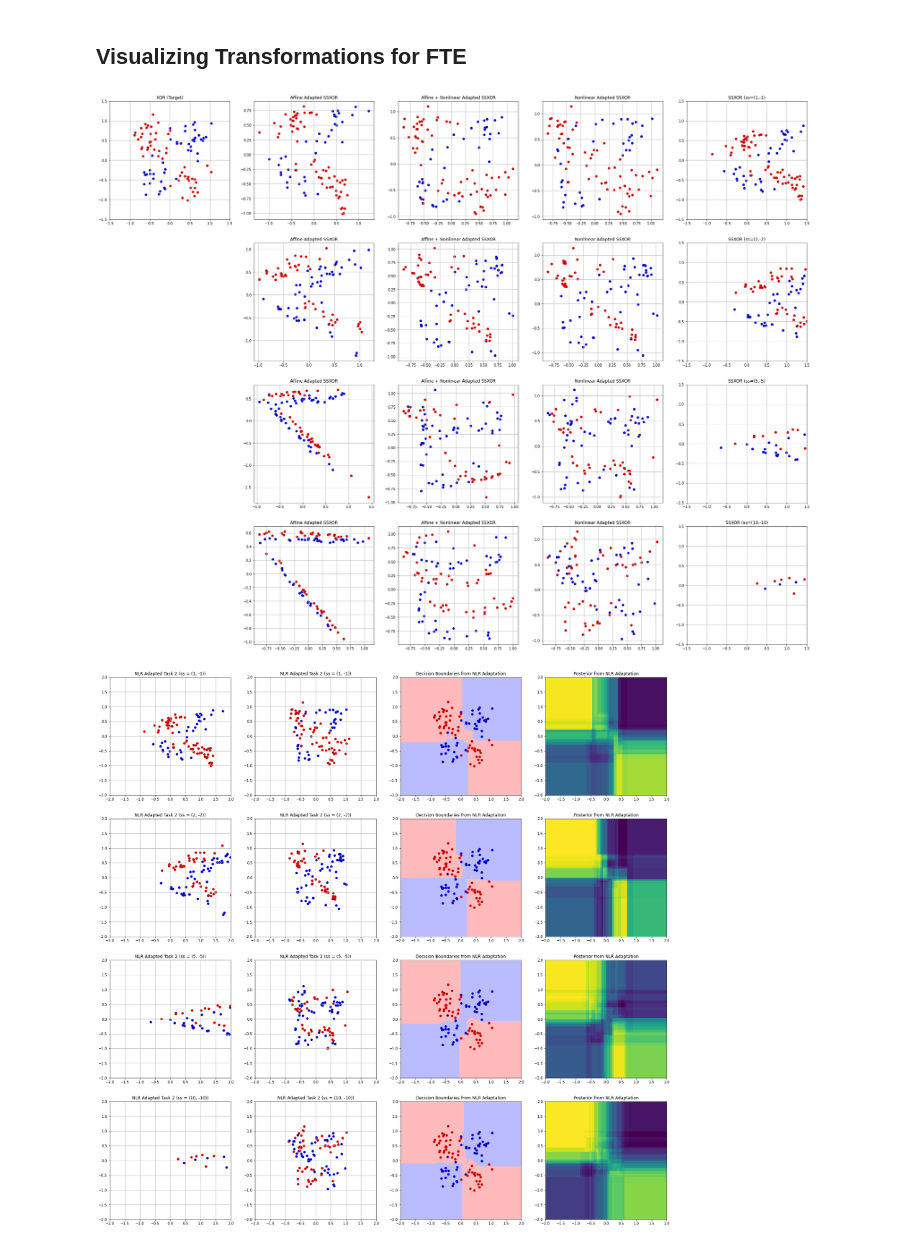
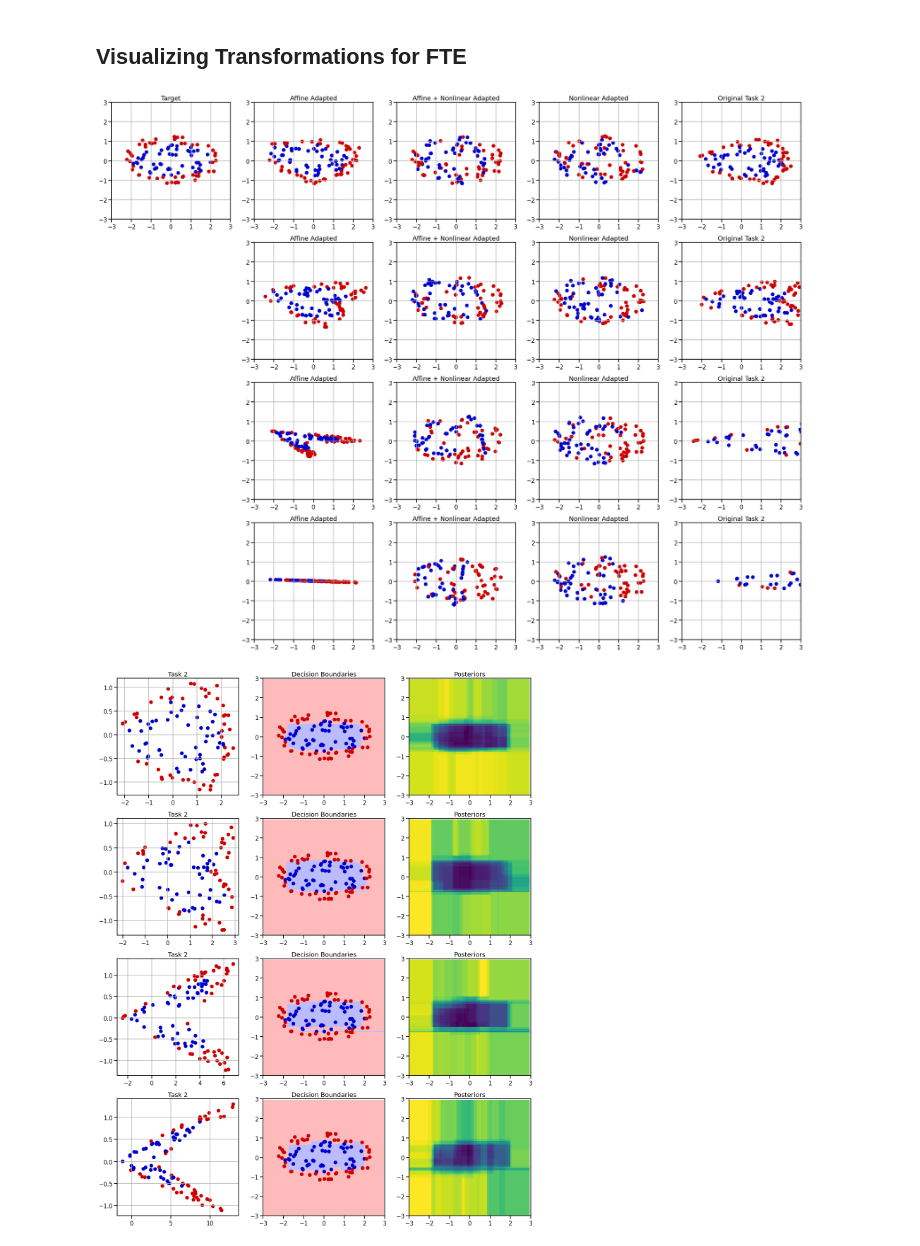
Before and after one commit to ykobaya9/ndd-links, a Jupyter notebook: affine_exp.ipynb, the cells around one changed output. Drawn from its saved outputs; the diff is of its cells as text; code cells hidden in the pictures.

```diff
--- a/affine_exp.ipynb
+++ b/affine_exp.ipynb
@@ -822,19 +911,27 @@ X = [];
 y = [];
 
 S = [1, 2, 5, 10];
+#S = [np.pi/6, np.pi/4, np.pi/3, np.pi/2]
+#S = [0.1, 0.2, 0.5, 1];
 
 for i in S:
-    D,c = generate_gaussian_parity(100);
+    #D,c = generate_gaussian_parity(100);
+    D,c = generate_rand_ellipse(100)
     D,c = double_shearX(D,c, ss=(i,-i));
+    #D,c = shear_by_class(D,c, ss=(i,-i));
+    #D,c = rotate_by_class(D,c, tt=(0,i));
+    #D,c = rotate_by_class(D,c, tt=(i,-i));
+    #D,c = add_noise(D,c, sigma=i);
 
     X.append(D);
     y.append(c);
 
 #Original XOR
-U,v = generate_gaussian_parity(100);
+#U,v = generate_gaussian_parity(100);
+U,v = generate_rand_ellipse(100)
 # %%
 #Plot Transformation
-l = 1.5;
+l = 3;
 w = 5;
 n = len(S)
 plt.figure(figsize=(w*7, n*7))
@@ -844,36 +941,37 @@ cap = 200
 plt.subplot(n,w,1);
 plt.scatter(U[:,0], U[:,1], c=v, cmap=cmap_bold);
 plt.xlim([-l,l]); plt.ylim([-l,l]);
-plt.grid(); plt.title('XOR (Target)');
+plt.grid(); plt.title('Target');
 
 for i in range(n):
     #Task 2 Distribution
     x = X[i];
     a = cpd_reg(x, U, max_iter=cap)
-    b = nlr_reg(x, U, max_iter=cap, tolerance=1e-8, alpha=0.001)
-    c = nlr_reg(a, U, max_iter=cap, tolerance=1e-8, alpha=0.001)
+    b = nlr_reg(x, U, max_iter=cap, tolerance=1e-8, alpha=0.001, beta=1)
+    c = nlr_reg(a, U, max_iter=cap, tolerance=1e-8, alpha=0.001, beta=1)
 
     plt.subplot(n,w, w*i+2);
     plt.scatter(a[:,0], a[:,1], c=y[i], cmap=cmap_bold);
-    #plt.xlim([-l,l]); plt.ylim([-l,l]);
-    plt.grid(); plt.title('Affine Adapted SSXOR');
+    plt.xlim([-l,l]); plt.ylim([-l,l]);
+    plt.grid(); plt.title('Affine Adapted');
 
     plt.subplot(n,w, w*i+3);
     plt.scatter(c[:,0], c[:,1], c=y[i], cmap=cmap_bold);
-    #plt.xlim([-l,l]); plt.ylim([-l,l]);
-    plt.grid(); plt.title('Affine + Nonlinear Adapted SSXOR');
+    plt.xlim([-l,l]); plt.ylim([-l,l]);
+    plt.grid(); plt.title('Affine + Nonlinear Adapted');
 
     plt.subplot(n,w, w*i+4);
     plt.scatter(b[:,0], b[:,1], c=y[i], cmap=cmap_bold);
-    #plt.xlim([-l,l]); plt.ylim([-l,l]);
-    plt.grid(); plt.title('Nonlinear Adapted SSXOR');
+    plt.xlim([-l,l]); plt.ylim([-l,l]);
+    plt.grid(); plt.title('Nonlinear Adapted');
 
     plt.subplot(n,w, w*i+5);
     plt.scatter(x[:,0], x[:,1], c=y[i], cmap=cmap_bold);
     plt.xlim([-l,l]); plt.ylim([-l,l]);
-    plt.grid(); plt.title('SSXOR (ss=({},-{})'.format(S[i],S[i]));
+    #plt.grid(); plt.title('SSXOR (ss=({},-{})'.format(S[i],S[i]));
+    plt.grid(); plt.title('Original Task 2');
 # %% [output]
-[figure, old version]
+[figure, new version]
 # %%
 #Prarameters
 n_trees=10
@@ -906,7 +1004,7 @@ for i in range(len(S)):
         default_decider_kwargs = default_decider_kwargs)
 
     #Adaptation
-    x = cpd_reg(X[i], U)
+    #x = cpd_reg(X[i], U)
 
     #Training and Prediction
     progressive_learner.add_task(U, v, num_transformers=n_trees)
@@ -954,43 +1052,44 @@ for i in range(len(S)):
     x_nlr.append(x)
 # %%
 #Plot Decisions
-l = 2;
-w = 4;
+l = 3;
+w = 3;
 n = len(S)
 plt.figure(figsize=(w*7, n*7))
 
 for i in range(n):
     #Decision Boundary
     dnl = c_nlr[i];
     dnl = dnl.reshape(xx.shape);
 
     #Posteriors
     pnl = p_nlr[i];
     pnl = pnl.reshape(xx.shape);
 
     #Task 2 Distribution
     x = x_nlr[i];
     x_orig = X[i]
 
     plt.subplot(n,w, w*i+1);
     plt.scatter(x_orig[:,0], x_orig[:,1], c=y[i], cmap=cmap_bold);
-    plt.xlim([-l,l]); plt.ylim([-l,l]);
-    plt.grid(); plt.title('NLR Adapted Task 2 (ss = ({}, -{}))'.format(S[i], S[i]));
+    #plt.xlim([-l,l]); plt.ylim([-l,l]);
+    #plt.grid(); plt.title('NLR Adapted Task 2');
+    plt.grid(); plt.title('Task 2');
+
+    #plt.subplot(n,w, w*i+2);
+    #plt.scatter(x[:,0], x[:,1], c=y[i], cmap=cmap_bold);
+    #plt.xlim([-l,l]); plt.ylim([-l,l]);
+    #plt.grid(); plt.title('NLR Adapted Task 2');
 
     plt.subplot(n,w, w*i+2);
-    plt.scatter(x[:,0], x[:,1], c=y[i], cmap=cmap_bold);
-    plt.xlim([-l,l]); plt.ylim([-l,l]);
-    plt.grid(); plt.title('NLR Adapted Task 2 (ss = ({}, -{}))'.format(S[i], S[i]));
-
-    plt.subplot(n,w, w*i+3);
     plt.pcolormesh(xx, yy, dnl, cmap=cmap_light);
     plt.scatter(U[:,0], U[:,1], c=v, cmap=cmap_bold);
     plt.xlim([-l,l]); plt.ylim([-l,l]);
-    plt.title('Decision Boundaries from NLR Adaptation');
+    plt.title('Decision Boundaries');
 
-    plt.subplot(n,w, w*i+4);
+    plt.subplot(n,w, w*i+3);
     plt.pcolormesh(xx, yy, pnl);
     plt.xlim([-l,l]); plt.ylim([-l,l]);
-    plt.title('Posterior from NLR Adaptation');
+    plt.title('Posteriors');
 # %% [output]
-[figure, old version]
+[figure, new version]
```
Also changed, not shown: parts of 7 cells of this notebook.
